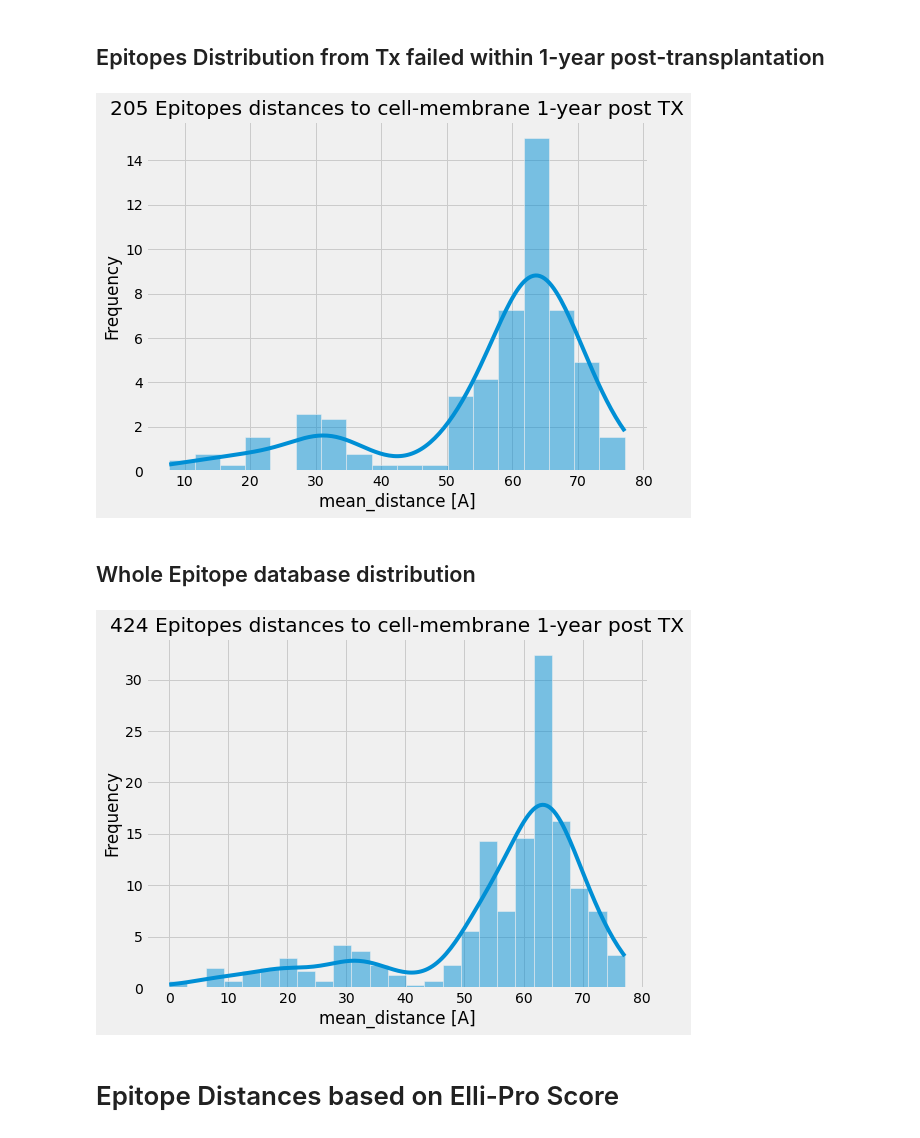
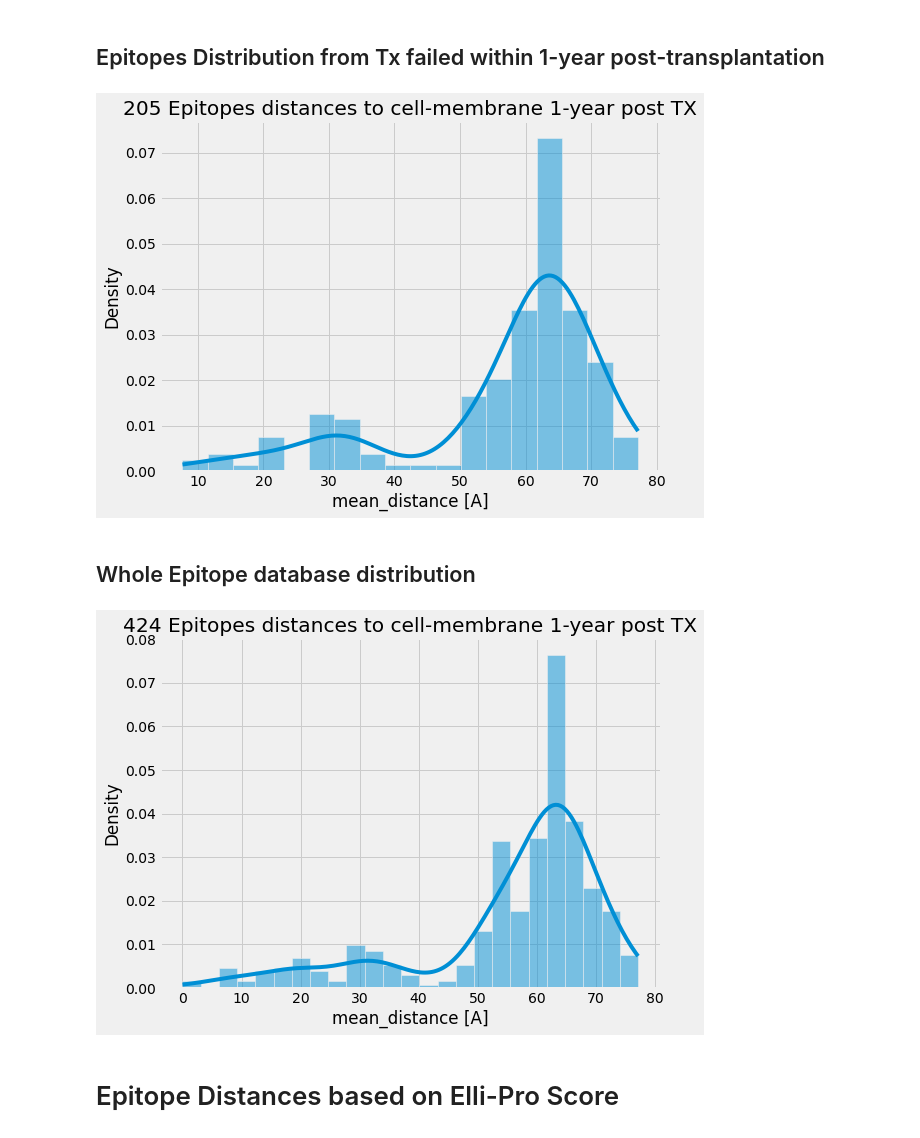
Before and after one commit to umcu-stride/desa_paper, a Jupyter notebook: Notebooks/epitope_distances/analysis.ipynb, the cells around one changed output. Cells and saved outputs as stored; diff of their text form; code cells hidden in the pictures.

Commit message:
Updated the analysis of the epitope distances with distribution plots

```diff
--- a/Notebooks/epitope_distances/analysis.ipynb
+++ b/Notebooks/epitope_distances/analysis.ipynb
@@ -50,18 +50,18 @@ eptiopes[ind_ep]['mean_distance [A]']
 ## Epitopes Distribution from Tx failed within 1-year post-transplantation
 # %%
 fig, ax = plt.subplots(figsize=(8,6))
-sns.histplot(eptiopes[ind_ep]['mean_distance [A]'], kde=True, stat='probability', ax=ax)
+sns.histplot(eptiopes[ind_ep]['mean_distance [A]'], kde=True, stat='density', ax=ax)
 ax.set_title(f'{len(eptiopes[ind_ep])} Epitopes distances to cell-membrane 1-year post TX');
 # %% [output]
-[figure, old version]
+[figure, new version]
 # %% [markdown]
 ## Whole Epitope database distribution
 # %%
 fig, ax = plt.subplots(figsize=(8,6))
-sns.histplot(eptiopes['mean_distance [A]'], kde=True, stat='frequency', ax=ax)
+sns.histplot(eptiopes['mean_distance [A]'], kde=True, stat='density', ax=ax)
 ax.set_title(f'{len(eptiopes)} Epitopes distances to cell-membrane 1-year post TX');
 # %% [output]
-[figure, old version]
+[figure, new version]
 # %% [markdown]
 # Epitope Distances based on Elli-Pro Score
 # %%
```
